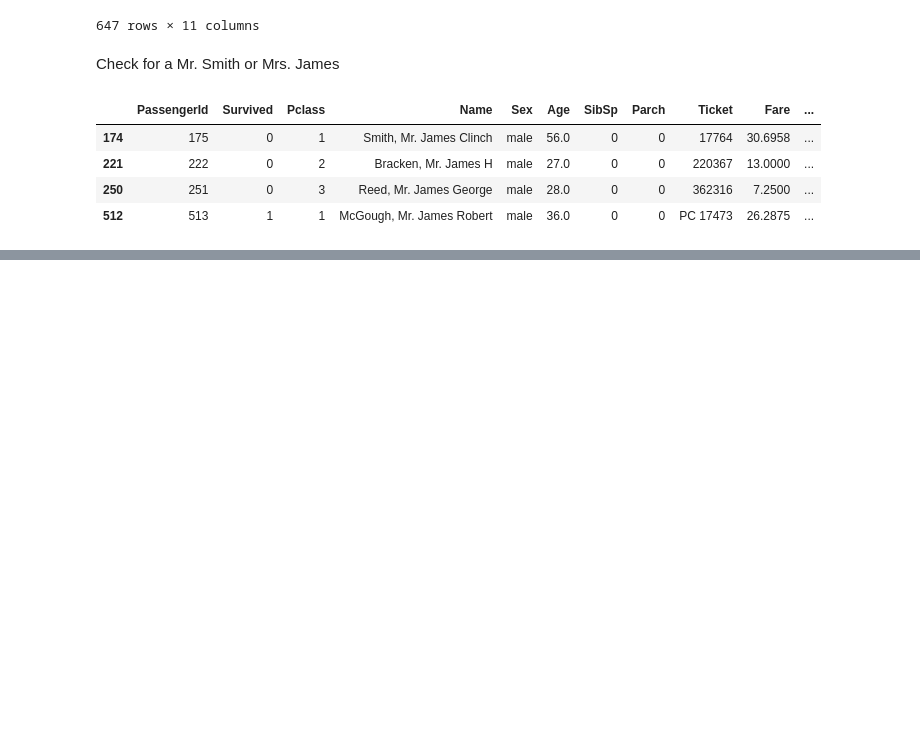
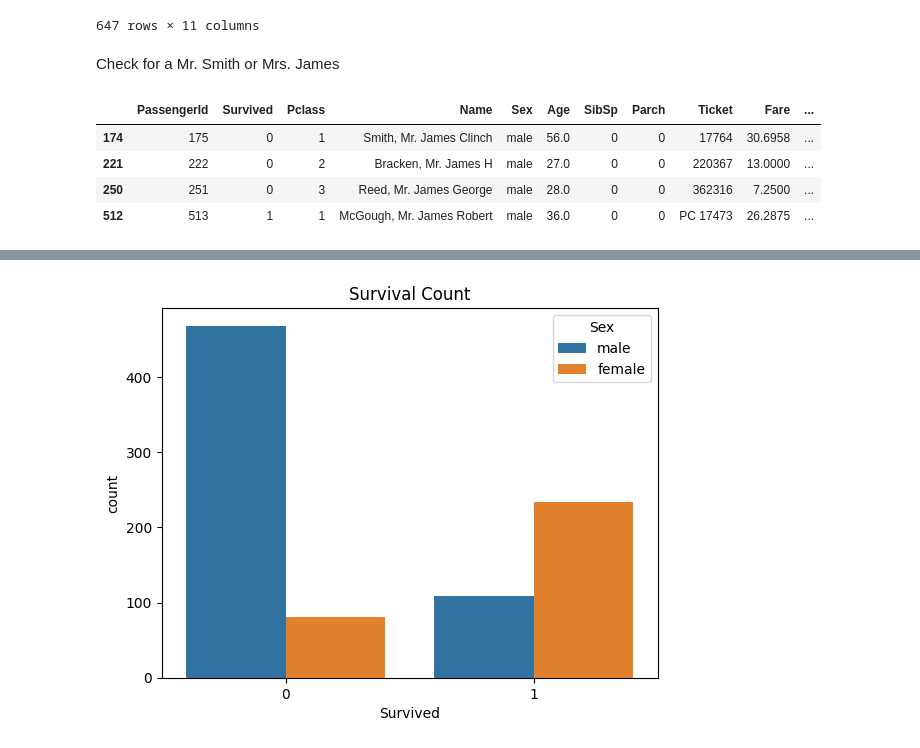
Before and after one commit to YungKing1224/Python-data-science, a Jupyter notebook: titanic.ipynb, the cells around one changed output, grey strips where cells are left out. Saved outputs shown, nothing was run; the diff lists cells and outputs as text; code cells hidden in the pictures; blank space fills up the shorter version.

```diff
--- a/titanic.ipynb
+++ b/titanic.ipynb
@@ -296,0 +318,6 @@ df_train.loc[df_train['Name'].str.contains('Mr. James | Mrs. Smith', flags=re.I,
+# %%
+sns.countplot(x='Survived', hue='Sex', data=df_train)
+plt.title('Survival Count')
+plt.show()
+# %% [output]
+[figure, added]
```
Also changed, not shown: parts of 8 cells of this notebook.
